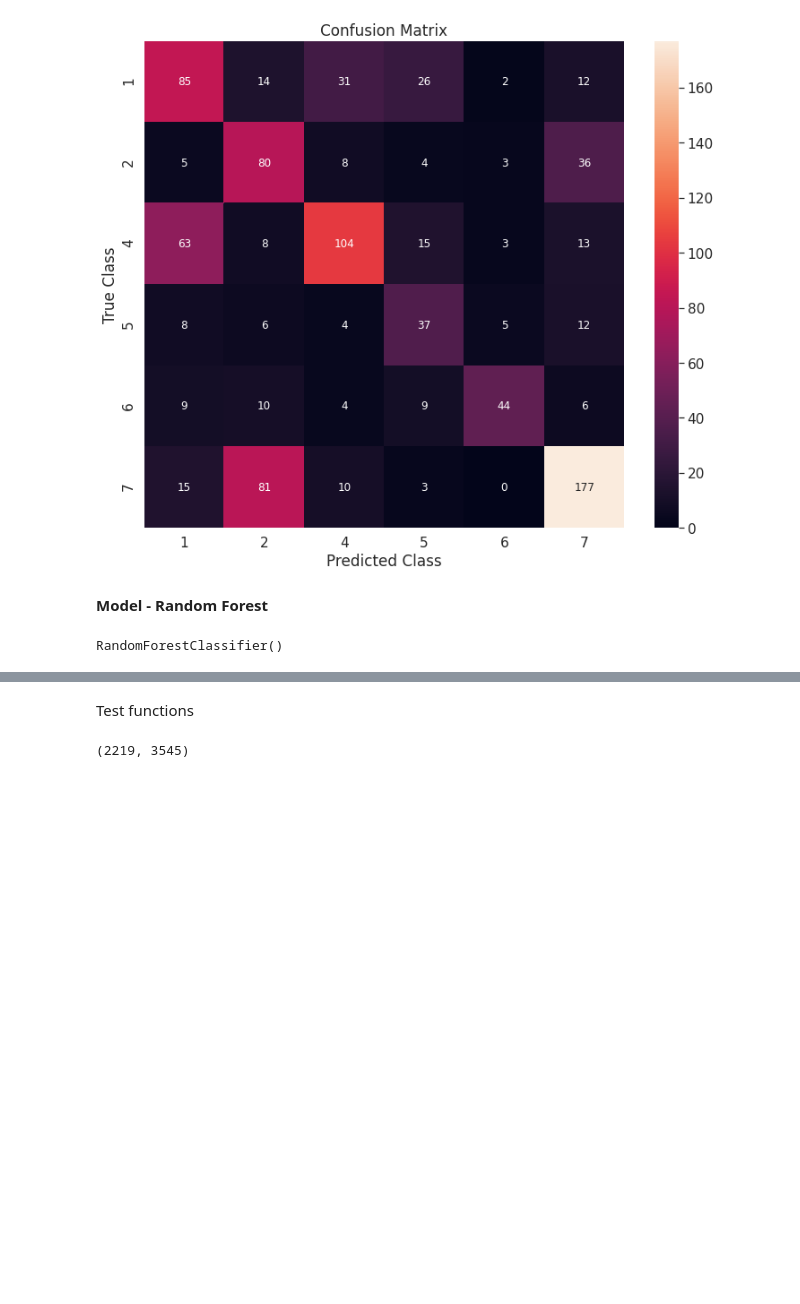
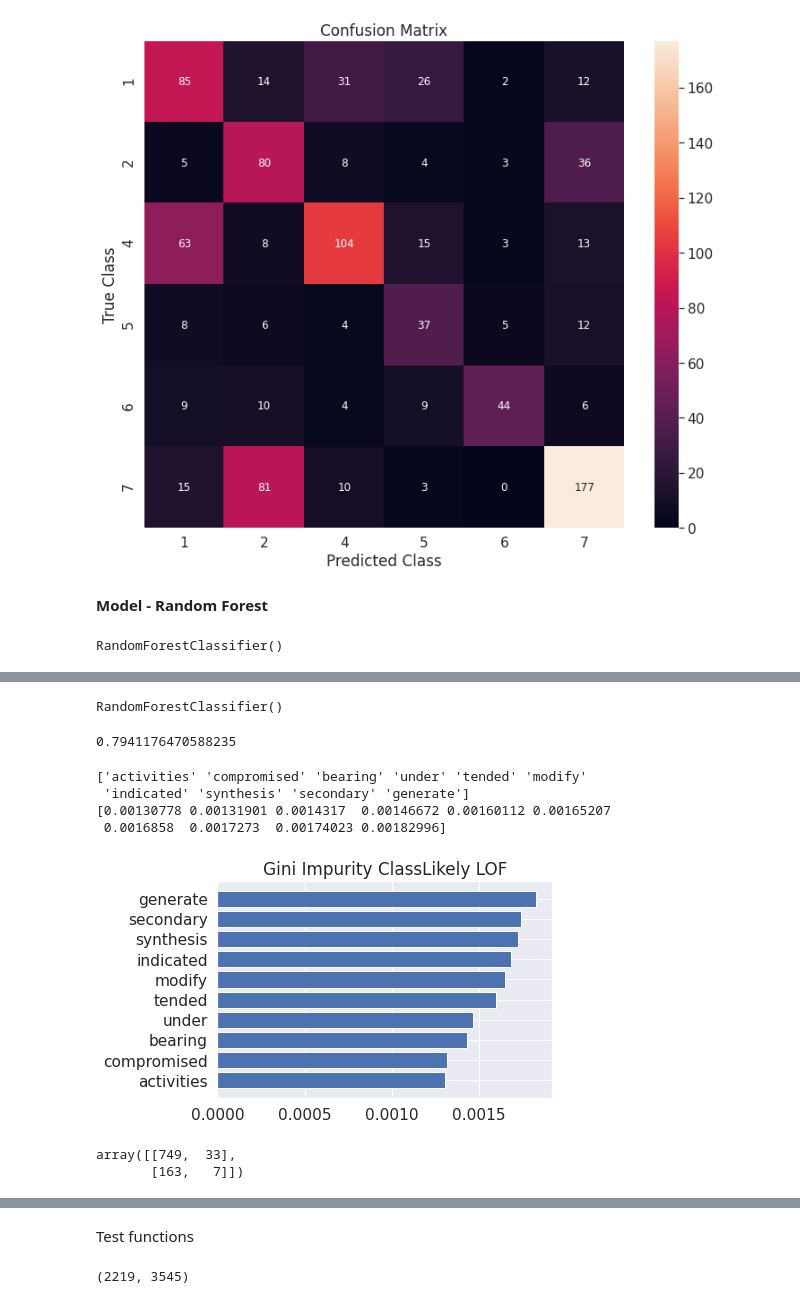
Before and after one commit to Shredder42/mutations, a Jupyter notebook: explore.ipynb, the cells around one changed output, grey strips where cells are left out. Cells and saved outputs as stored; diff of their text form; code cells hidden in the pictures; blank space fills up the shorter version.

```diff
--- a/explore.ipynb
+++ b/explore.ipynb
@@ -247,6 +248,13 @@ def split_vectorize(target):
     X_train_vec = vectorizer.fit_transform(X_train)
     X_test_vec = vectorizer.transform(X_test)
     return X_train_vec, X_test_vec, y_train, y_test, vectorizer
+# %%
+def rf_feature_importance():
+    cols = np.array(vectorizer.get_feature_names())
+    sorted_idx = rf.feature_importances_.argsort()[-10:]
+    words = cols[sorted_idx]
+    values = rf.feature_importances_[sorted_idx]
+    return words, values
 # %%
 # custom stop words
 stops = ['figure', 'fig', 'al', 'et',
@@ -727,0 +742,9 @@ confusion_matrix_plot()
+# %%
+rf = RandomForestClassifier()
+rf.fit(X_train_vec, y_train)
+# %% [output]
+RandomForestClassifier()
+# %%
+rf.score(X_test_vec, y_test)
+# %% [output]
+0.7941176470588235
@@ -727,0 +754,19 @@ confusion_matrix_plot()
+# %%
+words, values = rf_feature_importance()
+print(words)
+print(values)
+# %% [output]
+['activities' 'compromised' 'bearing' 'under' 'tended' 'modify'
+ 'indicated' 'synthesis' 'secondary' 'generate']
+[0.00130778 0.00131901 0.0014317  0.00146672 0.00160112 0.00165207
+ 0.0016858  0.0017273  0.00174023 0.00182996]
+# %%
+gini_plot('Likely LOF', words, values)
+# %% [output]
+[figure, added]
+# %%
+cm = confusion_matrix(y_true=y_test, y_pred=y_pred)
+cm
+# %% [output]
+array([[749,  33],
+       [163,   7]])
```
Also changed, not shown: parts of 26 cells of this notebook.
